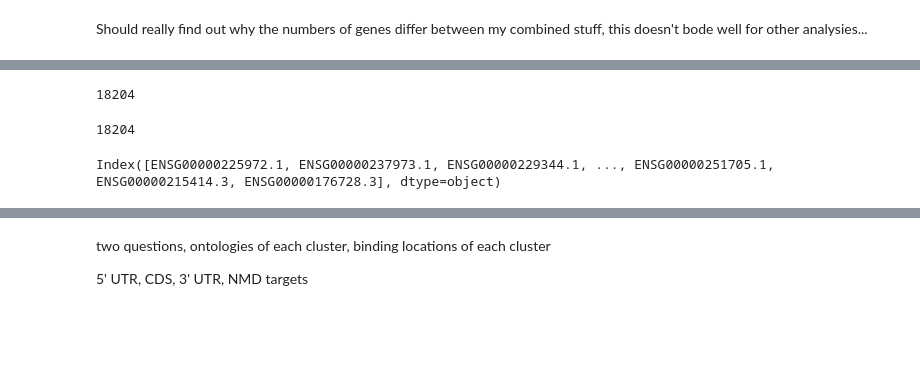
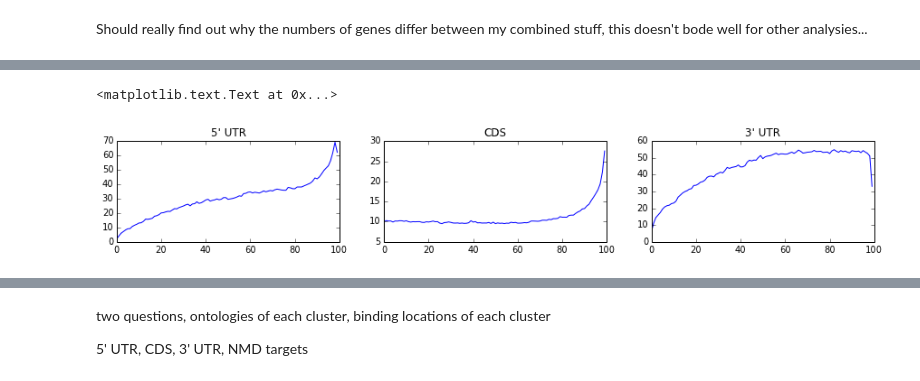
Before and after one commit to gpratt/iPython_Notebook, a Jupyter notebook: UPF1_Read_Distributions.ipynb, the cells around one changed output, grey strips where cells are left out. Saved outputs shown, nothing was run; the diff lists cells and outputs as text; code cells hidden in the pictures; blank space fills up the shorter version.

```diff
--- a/UPF1_Read_Distributions.ipynb
+++ b/UPF1_Read_Distributions.ipynb
@@ -339,29 +340,35 @@ k498a_five_prime_mean, k498a_five_prime_var, k498a_cds_mean, k498a_cds_var, k498
 # %%
 figsize(15,2)
 subplot(1,3,1)
 plot(k498a_five_prime_mean)
-fill_between(arange(len(k498a_five_prime_mean)),
-                        k498a_five_prime_mean+k498a_five_prime_var,
-                        k498a_five_prime_mean-k498a_five_prime_var,
-                        facecolor='blue', alpha=0.5)
+#fill_between(arange(len(k498a_five_prime_mean)),
+#                        k498a_five_prime_mean+k498a_five_prime_var,
+#                        k498a_five_prime_mean-k498a_five_prime_var,
+#                        facecolor='blue', alpha=0.5)
 xlim(0,100)
-ylim(-15000,15000)
+#ylim(-15000,15000)
 title("5' UTR")
 subplot(1,3,2)
 plot(deaa_cds_mean)
-fill_between(arange(len(k498a_cds_mean)),
-                        k498a_cds_mean+k498a_cds_var,
-                        k498a_cds_mean-k498a_cds_var,
-                        facecolor='blue', alpha=0.5)
+
+#fill_between(arange(len(k498a_cds_mean)),
+#                        k498a_cds_mean+k498a_cds_var,
+#                        k498a_cds_mean-k498a_cds_var,
+#                        facecolor='blue', alpha=0.5)
+
 xlim(0,100)
-ylim(-15000,15000)
+#ylim(-15000,15000)
 title("CDS")
 subplot(1,3,3)
 plot(wt_three_prime_mean)
-fill_between(arange(len(k498a_three_prime_mean)),
-                        k498a_three_prime_mean+k498a_three_prime_var,
-                        k498a_three_prime_mean-k498a_three_prime_var,
-                        facecolor='blue', alpha=0.5)
+
+#fill_between(arange(len(k498a_three_prime_mean)),
+#                        k498a_three_prime_mean+k498a_three_prime_var,
+#                        k498a_three_prime_mean-k498a_three_prime_var,
+#                        facecolor='blue', alpha=0.5)
 xlim(0,100)
-ylim(-15000,15000)
+#ylim(-15000,15000)
 title("3' UTR")
+# %% [output]
+<matplotlib.text.Text at 0x...>
+[figure, added]
@@ -370,4 +374,0 @@ clustering.clusterKMeans??
-# %%
-len(DEAA_df)
-# %% [output]
-18204
@@ -376,8 +374,0 @@ scores = array([interval.score for interval in beds_center['DEAA']])
-# %%
-len(set(scores.argsort()))
-# %% [output]
-18204
-# %%
-DEAA_df.index
-# %% [output]
-Index([ENSG00000225972.1, ENSG00000237973.1, ENSG00000229344.1, ..., ENSG00000251705.1, ENSG00000215414.3, ENSG00000176728.3], dtype=object)
```
Also changed, not shown: parts of 49 cells of this notebook, 3 other files.
